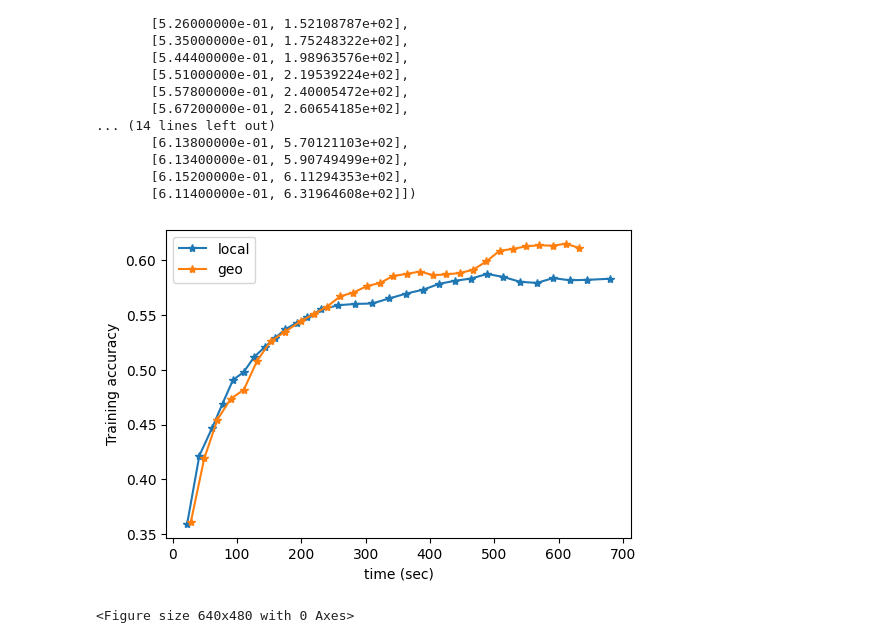
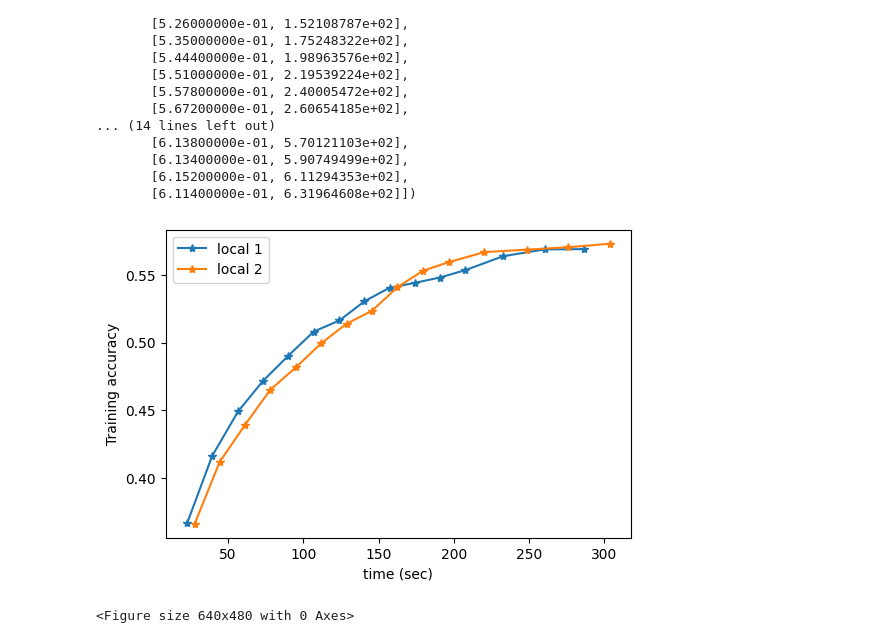
Before and after one commit to tejas-shivanand-mane/flower, a Jupyter notebook: flwr.ipynb, the cells around one changed output. Cells and saved outputs as stored; diff of their text form; code cells hidden in the pictures.

```diff
--- a/flwr.ipynb
+++ b/flwr.ipynb
@@ -279,0 +272,29 @@ results_local = np.array(results)
+# %%
+file_path = 'cli_1.out'
+
+# Read the file and filter lines containing "test printout"
+with open(file_path, 'r') as file:
+    lines_with_test_printout = [line.strip() for line in file if "test printout" in line]
+
+# Output the filtered lines
+print(lines_with_test_printout)
+
+import re
+
+
+# Regex pattern to extract accuracy and time
+pattern = r"accuracy: ([\d.]+), time: ([\d.]+)"
+
+# Extract accuracy and time using regex
+results = []
+for line in lines_with_test_printout:
+    match = re.search(pattern, line)
+    if match:
+        accuracy = float(match.group(1))
+        time_taken = float(match.group(2))
+        results.append((accuracy, time_taken))
+
+# Output the extracted values
+print(results)
+
+results_local1 = np.array(results)
@@ -330,14 +354,16 @@ array([[3.61000000e-01, 2.81525052e+01],
        [6.11400000e-01, 6.31964608e+02]])
 # %%
 pl.figure(figsize = (6,4))
-pl.plot(np.array(list(results_local[:,1])), np.array(list(results_local[:,0])), '-*', label = 'local')
-pl.plot(np.array(list(results_geo[:,1])), np.array(list(results_geo[:,0])), '-*', label = 'geo')
+pl.plot(np.array(list(results_local[:,1])), np.array(list(results_local[:,0])), '-*', label = 'local 1')
+pl.plot(np.array(list(results_local1[:,1])), np.array(list(results_local1[:,0])), '-*', label = 'local 2')
+
+# pl.plot(np.array(list(results_geo[:,1])), np.array(list(results_geo[:,0])), '-*', label = 'geo')
 pl.legend()
 pl.ylabel('Training accuracy')
 
 pl.xlabel('time (sec)')
 pl.show()
 pl.clf()
 # %% [output]
-[figure, old version]
+[figure, new version]
 <Figure size 640x480 with 0 Axes>
```
Also changed, not shown: parts of 13 cells of this notebook, 4 other files.
